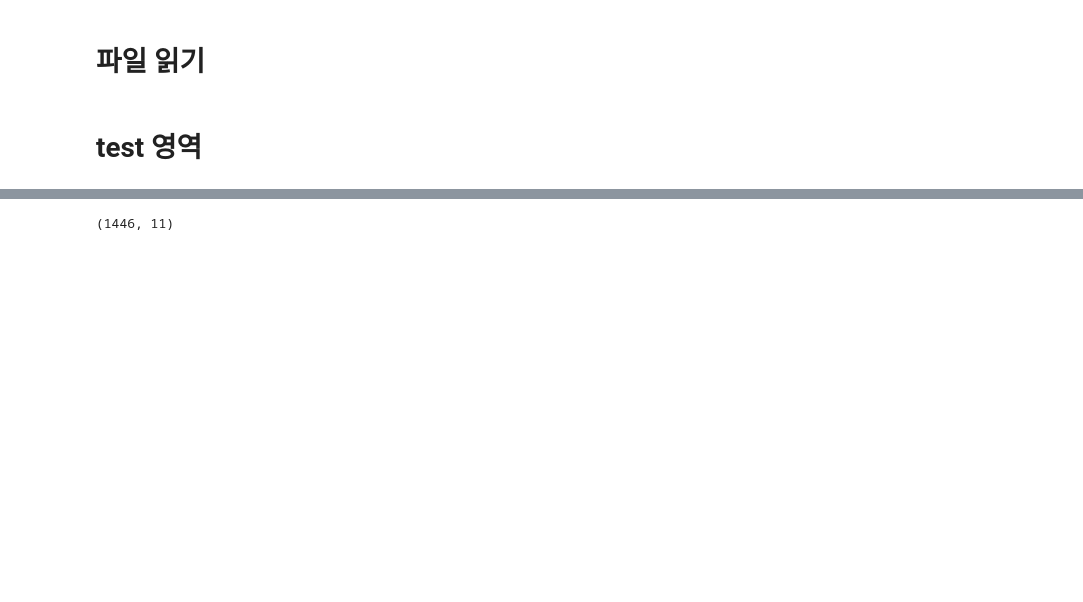
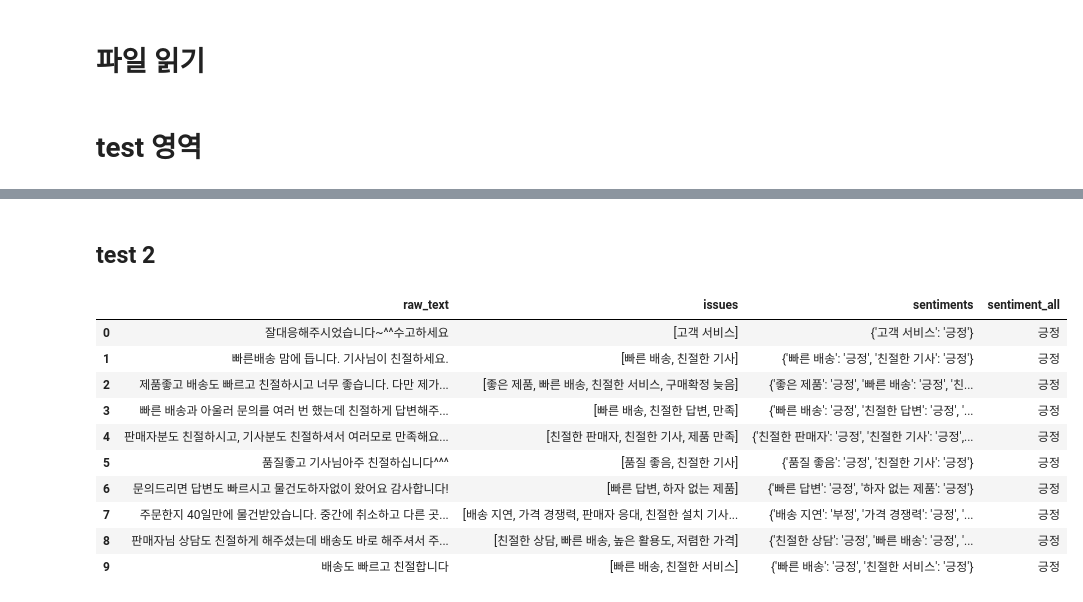
Before and after one commit to ohr-ds/LLM_summary, a Jupyter notebook: m03_gpt_senti_tuned.ipynb, the cells around one changed output, grey strips where cells are left out. Saved outputs shown, nothing was run; the diff lists cells and outputs as text; code cells hidden in the pictures; blank space fills up the shorter version.

```diff
--- a/m03_gpt_senti_tuned.ipynb
+++ b/m03_gpt_senti_tuned.ipynb
@@ -112 +158,9 @@ print(test)
 Name: raw_text, dtype: object
+# %%
+text = test[0]
+input_raw_text = text
+system_message = {"role": "system", "content": instructions}
+user_message = {"role": "user", "content": f"{few_shot_examples}\n<raw_text>\n{input_raw_text}\n</raw_text>"}
+messages = [system_message, user_message]
+content = get_response(messages)
+print(content)
@@ -112,0 +206,2 @@ Name: raw_text, dtype: object
+# %% [markdown]
+## test 2
@@ -113,9 +210,10 @@ Name: raw_text, dtype: object
 # %%
-# 결과를 저장할 리스트
+# 결과를 저장할 리스트 초기화
 raw_texts_list = []
 issues_list = []
 sentiments_list = []
 sentiment_all_list = []
+themes_list = []
 
 total_iterations = len(test)
 
@@ -124,30 +222,30 @@ with tqdm(total=total_iterations) as pbar:
 
         # (Step 1) 각 raw_text에 대해 issue와 sentiment 추출
         # prompt 생성
-        raw_text = text
+        input_raw_text = text
         system_message = {"role": "system", "content": instructions}
-        user_message = {"role": "user", "content": f"""{few_shot_examples}\n[raw_text]\n{raw_text}"""}
+        user_message = {"role": "user", "content": f"{few_shot_examples}\n<raw_text>\n{input_raw_text}\n</raw_text>"}
         messages = [system_message, user_message]
 
         # GPT-4o로부터 응답 받기
         content = get_response(messages)
+        if not content:
+            pbar.update(1)
+            time.sleep(1)
+            continue
 
         # 응답 파싱
-        issue = extract_issues(content)
-        sentiment = extract_sentiments(content)
-        sentiment_all = extract_sentiment_all(content)
+        content_dict = convert_to_dict(content)
+        raw_text = extract_raw_text(content_dict)
+        issue = extract_issues(content_dict)
+        sentiment = extract_sentiments(content_dict)
+        sentiment_all = extract_sentiment_all(content_dict)
 
         # 결과 저장
+        raw_texts_list.append(raw_text)
         issues_list.append(issue)
         sentiments_list.append(sentiment)
         sentiment_all_list.append(sentiment_all)
 
-        # (Step 2) 모든 issue 데이터를 기반으로 theme 추출
-        # 모든 issue를 리스트로 합침
-        all_issues = [item for sublist in issues_list for item in sublist]
-
-
         pbar.update(1)
         time.sleep(1)
-# %% [output]
-(1446, 11)
@@ -177,0 +252,21 @@ results = pd.DataFrame(results_list)
+# %%
+# 중간 확인
+result = pd.DataFrame({
+    "raw_text": raw_texts_list,
+    "issues": issues_list,
+    "sentiments": sentiments_list,
+    "sentiment_all": sentiment_all_list,
+})
+result
+# %% [output]
+|  | raw_text | issues | sentiments | sentiment_all |
+| 0 | 잘대응해주시었습니다~^^수고하세요 | [고객 서비스] | {'고객 서비스': '긍정'} | 긍정 |
+| 1 | 빠른배송 맘에 듭니다. 기사님이 친절하세요. | [빠른 배송, 친절한 기사] | {'빠른 배송': '긍정', '친절한 기사': '긍정'} | 긍정 |
+| 2 | 제품좋고 배송도 빠르고 친절하시고 너무 좋습니다. 다만 제가... | [좋은 제품, 빠른 배송, 친절한 서비스, 구매확정 늦음] | {'좋은 제품': '긍정', '빠른 배송': '긍정', '친... | 긍정 |
+| 3 | 빠른 배송과 아울러 문의를 여러 번 했는데 친절하게 답변해주... | [빠른 배송, 친절한 답변, 만족] | {'빠른 배송': '긍정', '친절한 답변': '긍정', '... | 긍정 |
+| 4 | 판매자분도 친절하시고, 기사분도 친절하셔서 여러모로 만족해요... | [친절한 판매자, 친절한 기사, 제품 만족] | {'친절한 판매자': '긍정', '친절한 기사': '긍정',... | 긍정 |
+| 5 | 품질좋고 기사님아주 친절하십니다^^^ | [품질 좋음, 친절한 기사] | {'품질 좋음': '긍정', '친절한 기사': '긍정'} | 긍정 |
+| 6 | 문의드리면 답변도 빠르시고 물건도하자없이 왔어요 감사합니다! | [빠른 답변, 하자 없는 제품] | {'빠른 답변': '긍정', '하자 없는 제품': '긍정'} | 긍정 |
+| 7 | 주문한지 40일만에 물건받았습니다. 중간에 취소하고 다른 곳... | [배송 지연, 가격 경쟁력, 판매자 응대, 친절한 설치 기사... | {'배송 지연': '부정', '가격 경쟁력': '긍정', '... | 긍정 |
+| 8 | 판매자님 상담도 친절하게 해주셨는데 배송도 바로 해주셔서 주... | [친절한 상담, 빠른 배송, 높은 활용도, 저렴한 가격] | {'친절한 상담': '긍정', '빠른 배송': '긍정', '... | 긍정 |
+| 9 | 배송도 빠르고 친절합니다 | [빠른 배송, 친절한 서비스] | {'빠른 배송': '긍정', '친절한 서비스': '긍정'} | 긍정 |
```
Also changed, not shown: parts of 29 cells of this notebook, 2 other files.
